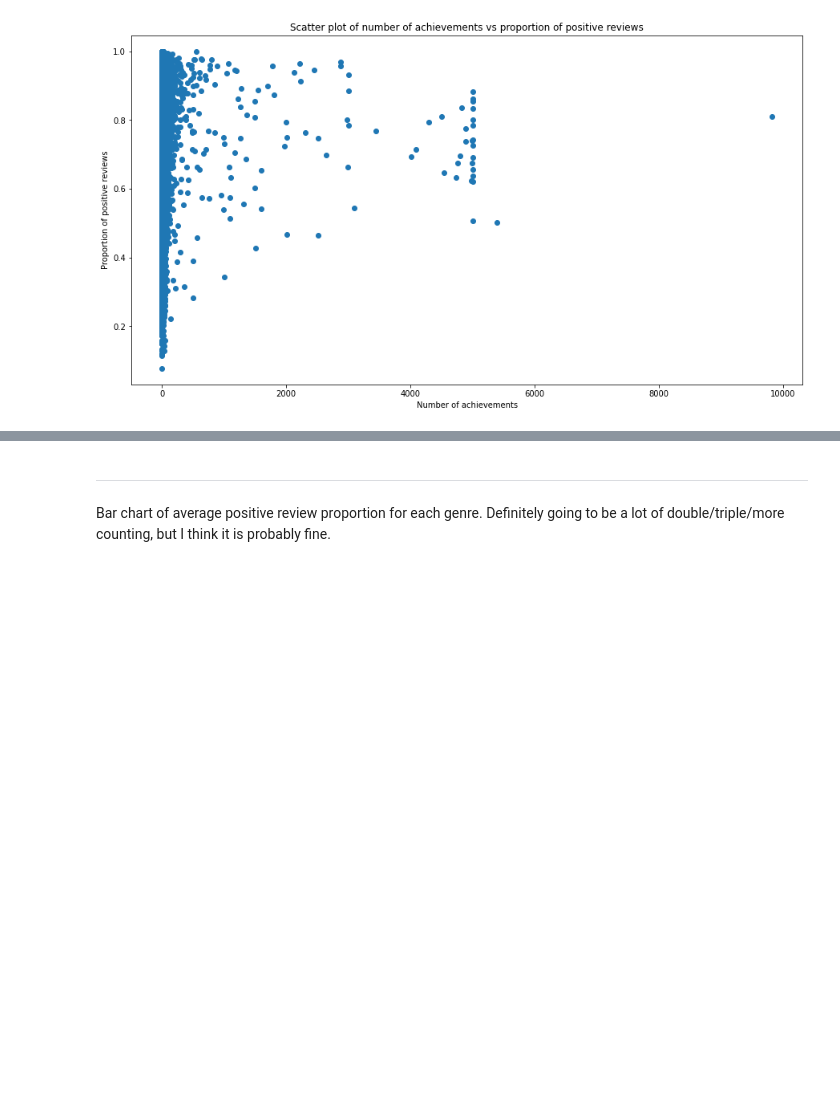
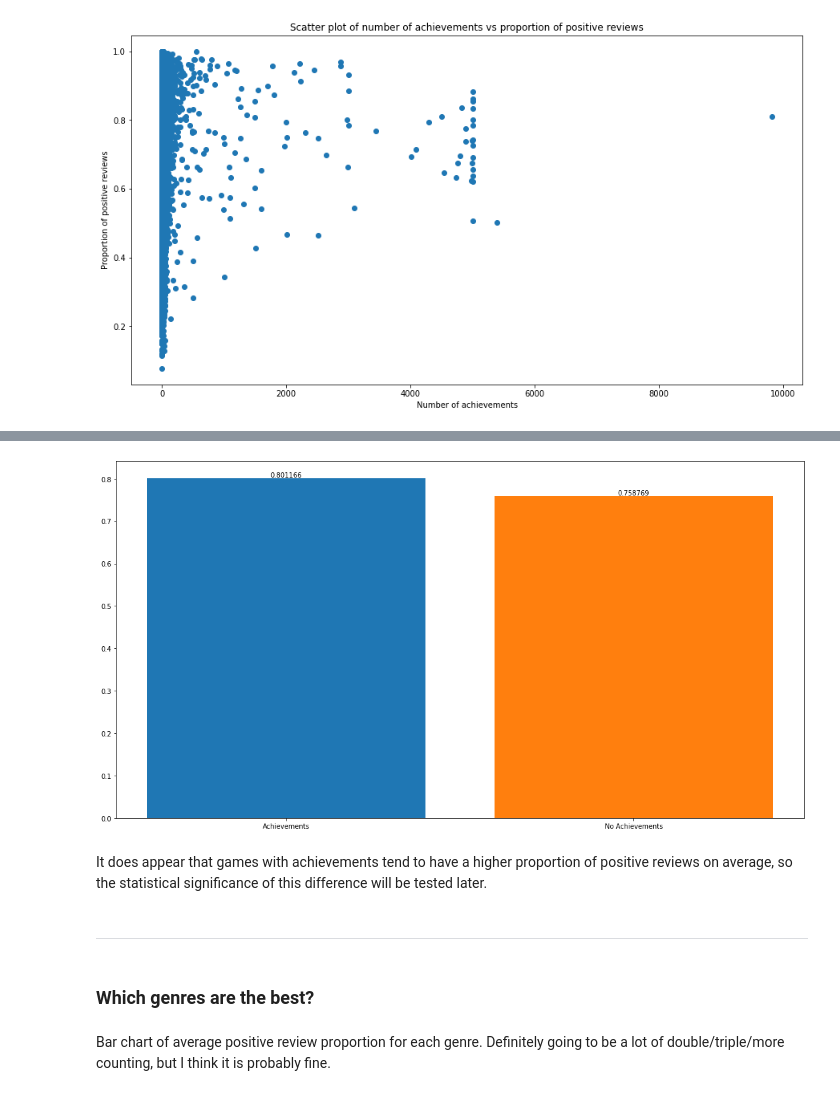
Before and after one commit to PokoNut/CMSC320FinalProject, a Jupyter notebook: final.ipynb, the cells around one changed output, grey strips where cells are left out. Drawn from its saved outputs; the diff is of its cells as text; code cells hidden in the pictures; blank space fills up the shorter version.

```diff
--- a/final.ipynb
+++ b/final.ipynb
@@ -347,5 +349,18 @@ Relationship here is interesting, but if you look at the scale of the x axis it
+# %%
+fig, ax = plt.subplots(figsize=(15,8))
+ax.bar_label(ax.bar('Achievements', prop_df[prop_df['achievements total'] > 0]['positive_proportion'].mean()))
+ax.bar_label(ax.bar('No Achievements', prop_df[prop_df['achievements total'] == 0]['positive_proportion'].mean()))
+
+fig.tight_layout()
+pass
+# %% [output]
+[figure, added]
+# %% [markdown]
+It does appear that games with achievements tend to have a higher proportion of positive reviews on average, so the statistical significance of this difference will be tested later.
 # %% [markdown]
 <hr />
+# %% [markdown]
+### Which genres are the best?
 # %% [markdown]
 Bar chart of average positive review proportion for each genre. Definitely going to be a lot of double/triple/more counting, but I think it is probably fine.
 # %%
```
Also changed, not shown: parts of 6 cells of this notebook.
